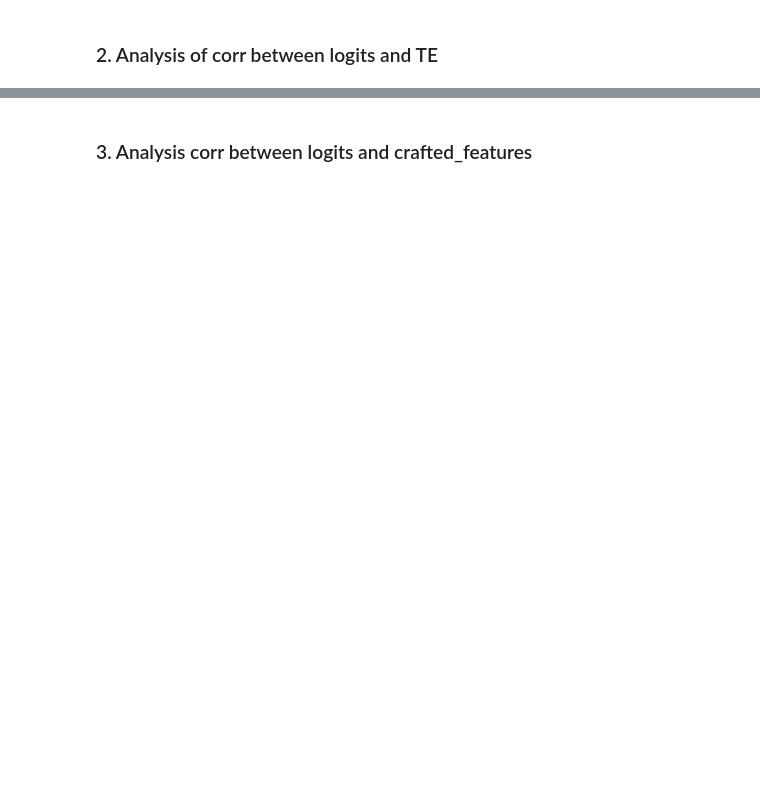
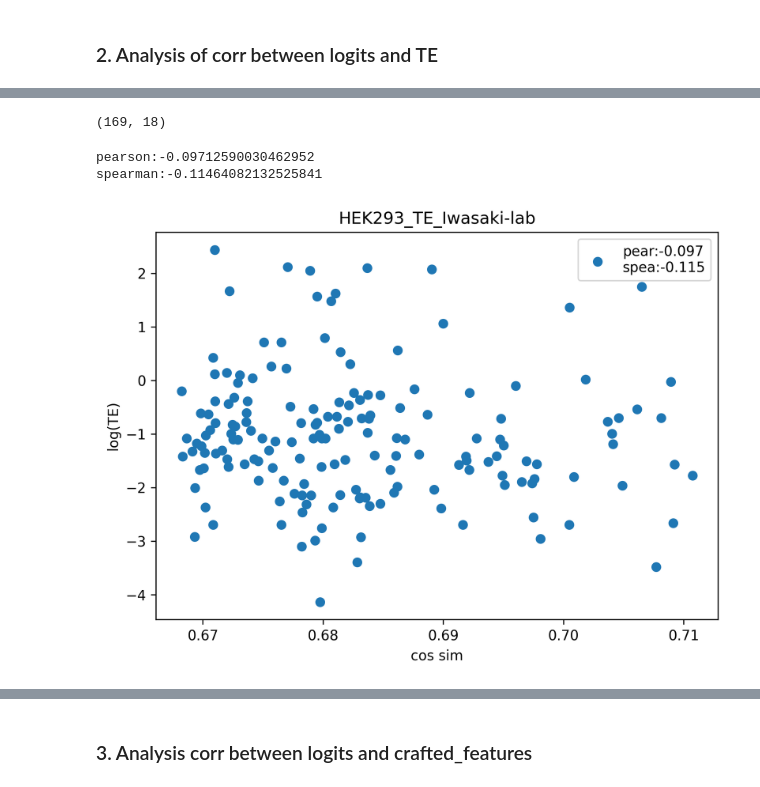
Before and after one commit to hmdlab/utr_pairpred, a Jupyter notebook: pred_analysis.ipynb, the cells around one changed output, grey strips where cells are left out. Saved outputs shown, nothing was run; the diff lists cells and outputs as text; code cells hidden in the pictures; blank space fills up the shorter version.

```diff
--- a/pred_analysis.ipynb
+++ b/pred_analysis.ipynb
@@ -242,0 +306,3 @@ spearman:-0.13661177532145274
+# %%
+te_df = pd.read_csv("/home/ksuga/whole_mrna_predictor/UTR_PairPred/data/iwasaki_lab/Human_HEK293T/SIKT09/TE_HS_CT1.csv",index_col=0)
+te_df.head()
@@ -242,0 +316,4 @@ spearman:-0.13661177532145274
+# %%
+df_pred_res = target_df_filt[(target_df_filt['correct']==1)&(target_df_filt["cos_sim"]>0.7) ]
+#df_pred_res = df_pred_res[(df_pred_res["label"]==1)&(df_pred_res["correct"]==1)]
+df_pred_res=df_pred_res.drop("ENST_ID",axis=1).rename(columns={"ENST_ID_PRE":"ENST_ID"})
@@ -242,0 +336,25 @@ spearman:-0.13661177532145274
+# %%
+df_concat=pd.merge(te_df,df_pred_res,on="ENST_ID",how="inner")
+print(df_concat.shape)
+# %% [output]
+(169, 18)
+# %%
+pred_val=df_concat["logits"].values
+log_te = np.log(df_concat["TE"].values)
+
+#plt.scatter(pred_val,log_te)
+pearson,_ = pearsonr(pred_val,log_te)
+spearman,_ = spearmanr(pred_val,log_te)
+plt.scatter(pred_val,log_te,label=f"pear:{pearson:.3f}\nspea:{spearman:.3f}")
+plt.xlabel("cos sim")
+plt.ylabel("log(TE)")
+plt.title("HEK293_TE_Iwasaki-lab")
+plt.legend()
+plt.tight_layout()
+#plt.savefig("results/imgs/TE_corr_HEK293_iwasaki_lab")
+print(f"pearson:{pearson}")
+print(f"spearman:{spearman}")
+# %% [output]
+pearson:-0.09712590030462952
+spearman:-0.11464082132525841
+[figure, added]
```
Also changed, not shown: parts of 32 cells of this notebook, 30 other files.
